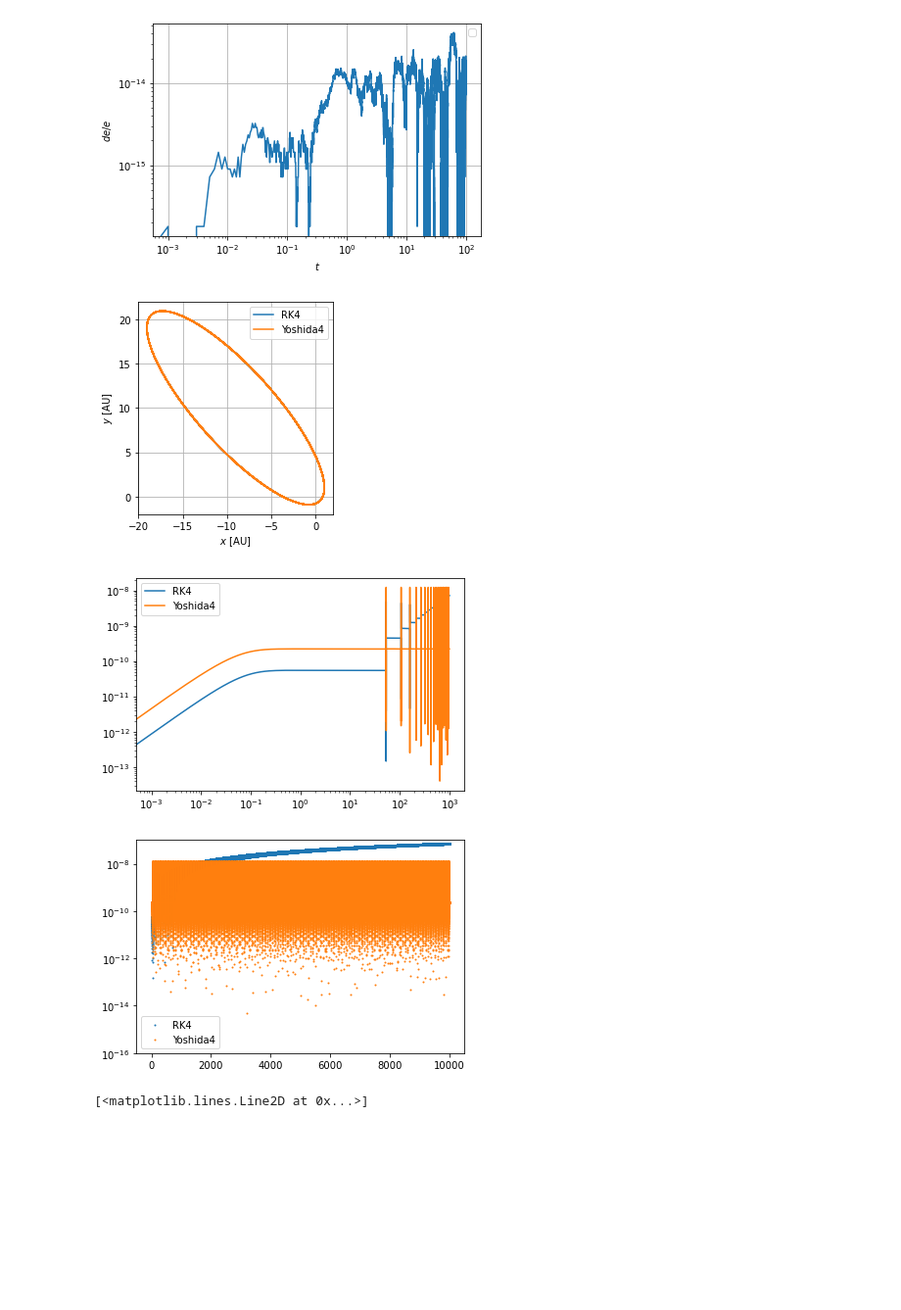
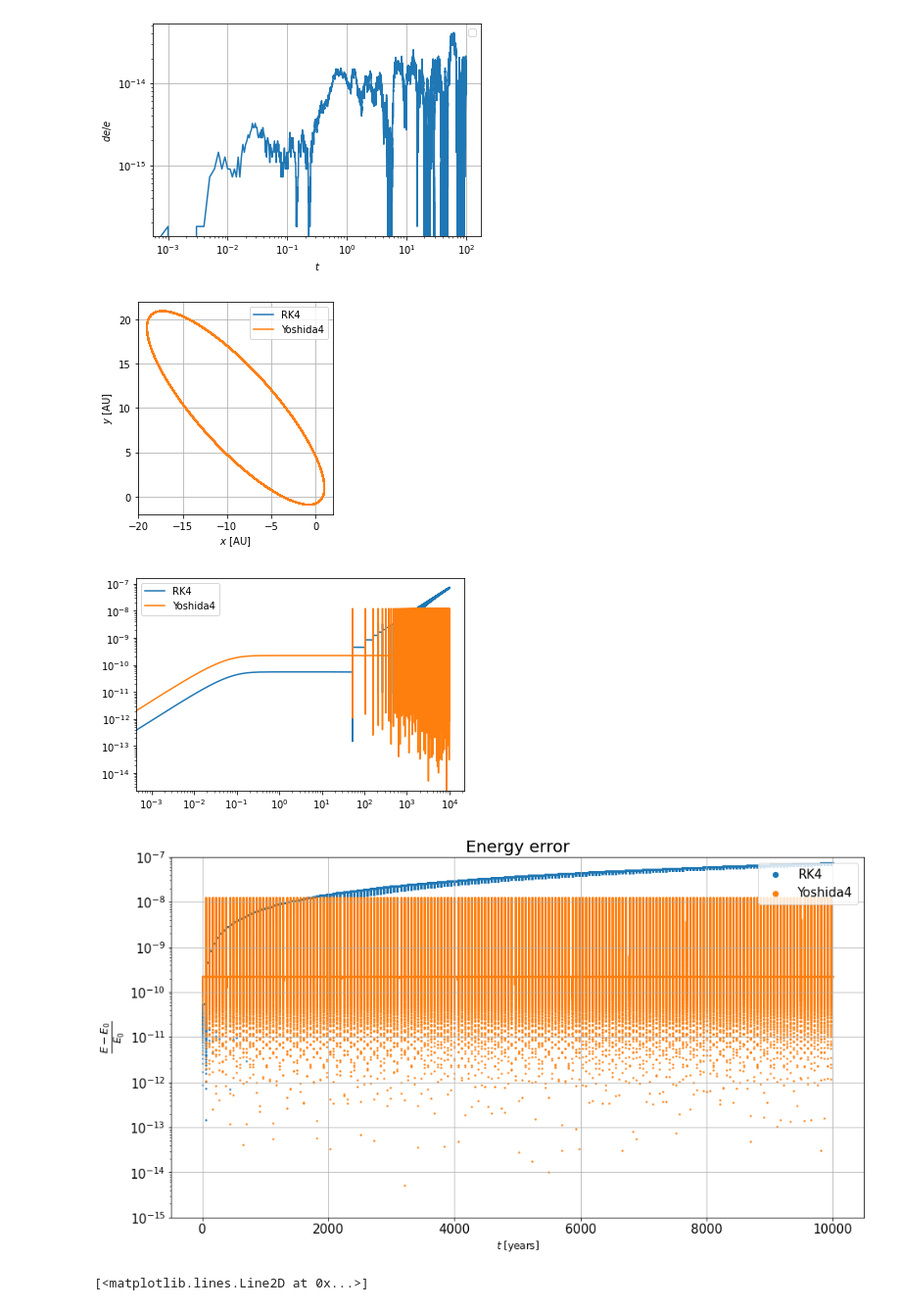
Before and after one commit to maxpaik16/352FinalProject, a Jupyter notebook: Solver/ode_solver_test_leapfrog.ipynb, the cells around one changed output. Shown at 98% size. Saved outputs shown, nothing was run; the diff lists cells and outputs as text; code cells hidden in the pictures; blank space fills up the shorter version.

Commit message:
Make a nice plot

```diff
--- a/Solver/ode_solver_test_leapfrog.ipynb
+++ b/Solver/ode_solver_test_leapfrog.ipynb
@@ -191,17 +191,16 @@ ax1 = plt.gca()
 fig2 = plt.figure()
 ax2 = plt.gca()
 dt = 0.001
-nsteps = int(1000/dt)
+nsteps = int(10000/dt)
 
 GM = 4*np.pi**2
 for method in ["RK4", "Yoshida4"]: #"RK2","Leapfrog",
-    t,a = solve_ode(func,[0.,1000.], nsteps, [1,0,1,2*np.pi+1], args=[GM], method=method)
+    t,a = solve_ode(func,[0.,10000.], nsteps, [1,0,1,2*np.pi+1], args=[GM], method=method)
     x,vx,y,vy = a.T
     r = (x**2+y**2)**0.5
     energy = 0.5*(vx**2+vy**2)-GM/r
     ax1.plot(x,y,label=r"%s" % method)
     ax2.loglog(t,np.abs((energy-energy[0])/energy[0]),label=r"%s" % method)
-    #ax2.scatter(t,np.abs((energy-energy[0])/energy[0]),label=r"%s" % method,s=1)
 ax1.legend()
 ax1.set_aspect(1.)
 ax1.grid(b=1)
@@ -209,33 +208,44 @@ ax1.set_xlabel(r"$x$ [AU]")
 ax1.set_ylabel(r"$y$ [AU]")
 fig1.savefig("orbits.png")
 ax2.legend()
-#ax2.set_xscale("log")
-#ax2.set_yscale("log")
 
 fig2.savefig("denergy.png")
 # %% [output]
-[figure, old version]
+[figure, new version]
-[figure, old version]
+[figure, new version]
 # %%
+plt.figure(figsize=(15,8))
+plt.title(r"Energy error",fontsize=20)
+
 dt = 0.001
 nsteps = int(10000/dt)
 
 GM = 4*np.pi**2
 for method in ["RK4", "Yoshida4"]: #"RK2","Leapfrog",
     t,a = solve_ode(func,[0.,10000.], nsteps, [1,0,1,2*np.pi+1], args=[GM], method=method)
     x,vx,y,vy = a.T
     r = (x**2+y**2)**0.5
     energy = 0.5*(vx**2+vy**2)-GM/r
-    plt.scatter(t,np.abs((energy-energy[0])/energy[0]),label=r"%s" % method,s=1)
+    plt.scatter(t,np.abs((energy-energy[0])/energy[0]),label=r"%s" % method,s=2)
 
-plt.legend()
-#plt.xscale("log")
+plt.grid()
 plt.yscale("log")
-plt.ylim(0.0000000000000001, 0.0000001)
+plt.ylim(0.000000000000001, 0.0000001)
 
+lgnd = plt.legend(loc="upper right", scatterpoints=1, fontsize=15)
+i=0
+while i<2:
+    lgnd.legendHandles[i]._sizes = [40]
+    i += 1
+
+plt.xticks(fontsize=15)
+plt.yticks(fontsize=15)
+
+plt.ylabel("$\\frac{E-E_0}{E_0}$",fontsize=18)
+plt.xlabel("$t$ [years]",fontsize=12)
 plt.savefig("dedt.png")
 # %% [output]
-[figure, old version]
+[figure, new version]
 # %%
 plt.plot(x,y)
 # %% [output]
```
Also changed, not shown: parts of 2 cells of this notebook.
